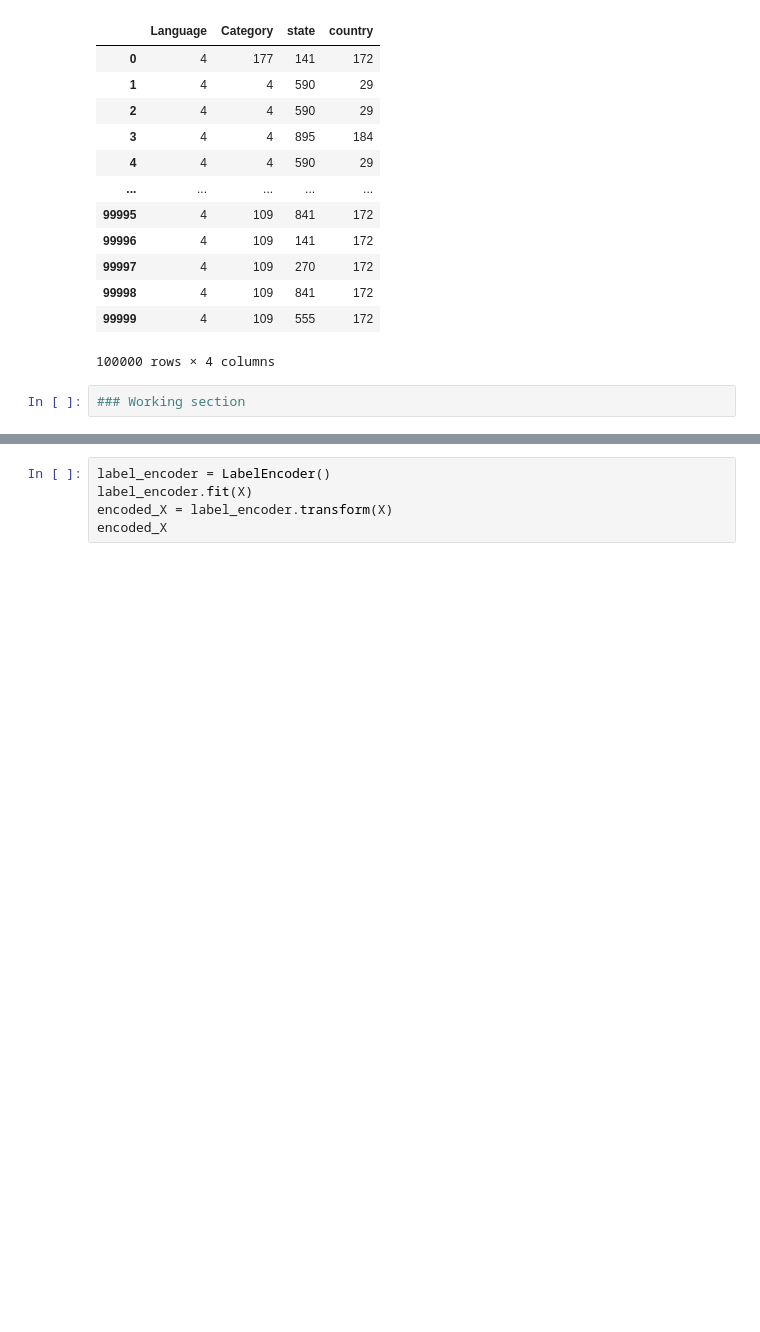
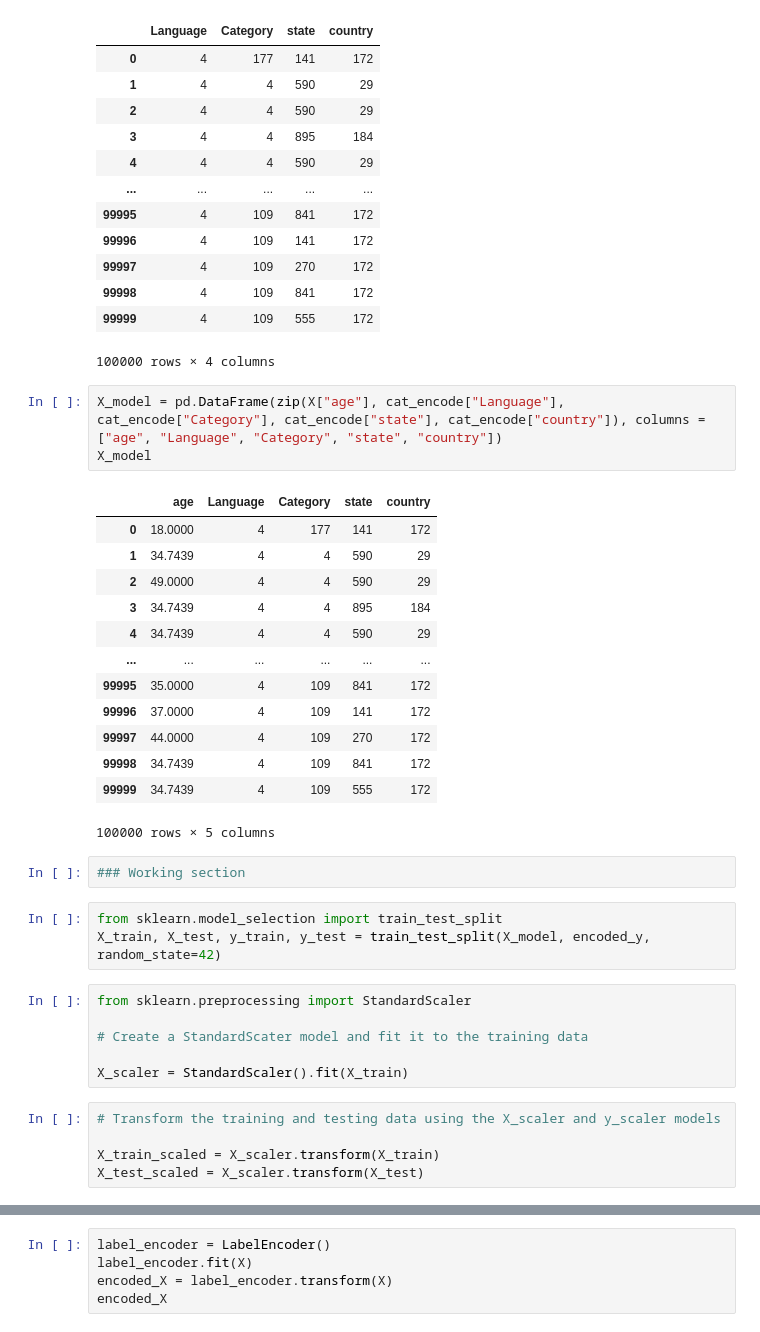
Before and after one commit to LongPatrol/final-project, a Jupyter notebook: KNN_notebook.ipynb, the cells around one changed output, grey strips where cells are left out. Saved outputs shown, nothing was run; the diff lists cells and outputs as text; blank space fills up the shorter version.

```diff
--- a/KNN_notebook.ipynb
+++ b/KNN_notebook.ipynb
@@ -86,5 +103,36 @@ cat_encode
 | 99998 | 4 | 109 | 841 | 172 |
 | 99999 | 4 | 109 | 555 | 172 |
 100000 rows × 4 columns
+# %%
+X_model = pd.DataFrame(zip(X["age"], cat_encode["Language"], cat_encode["Category"], cat_encode["state"], cat_encode["country"]), columns = ["age", "Language", "Category", "state", "country"])
+X_model
+# %% [output]
+|  | age | Language | Category | state | country |
+| 0 | 18.0000 | 4 | 177 | 141 | 172 |
+| 1 | 34.7439 | 4 | 4 | 590 | 29 |
+| 2 | 49.0000 | 4 | 4 | 590 | 29 |
+| 3 | 34.7439 | 4 | 4 | 895 | 184 |
+| 4 | 34.7439 | 4 | 4 | 590 | 29 |
+| ... | ... | ... | ... | ... | ... |
+| 99995 | 35.0000 | 4 | 109 | 841 | 172 |
+| 99996 | 37.0000 | 4 | 109 | 141 | 172 |
+| 99997 | 44.0000 | 4 | 109 | 270 | 172 |
+| 99998 | 34.7439 | 4 | 109 | 841 | 172 |
+| 99999 | 34.7439 | 4 | 109 | 555 | 172 |
+100000 rows × 5 columns
 # %%
 ### Working section
+# %%
+from sklearn.model_selection import train_test_split
+X_train, X_test, y_train, y_test = train_test_split(X_model, encoded_y, random_state=42)
+# %%
+from sklearn.preprocessing import StandardScaler
+
+# Create a StandardScater model and fit it to the training data
+
+X_scaler = StandardScaler().fit(X_train)
+# %%
+# Transform the training and testing data using the X_scaler and y_scaler models
+
+X_train_scaled = X_scaler.transform(X_train)
+X_test_scaled = X_scaler.transform(X_test)
```
Also changed, not shown: parts of 5 cells of this notebook.
